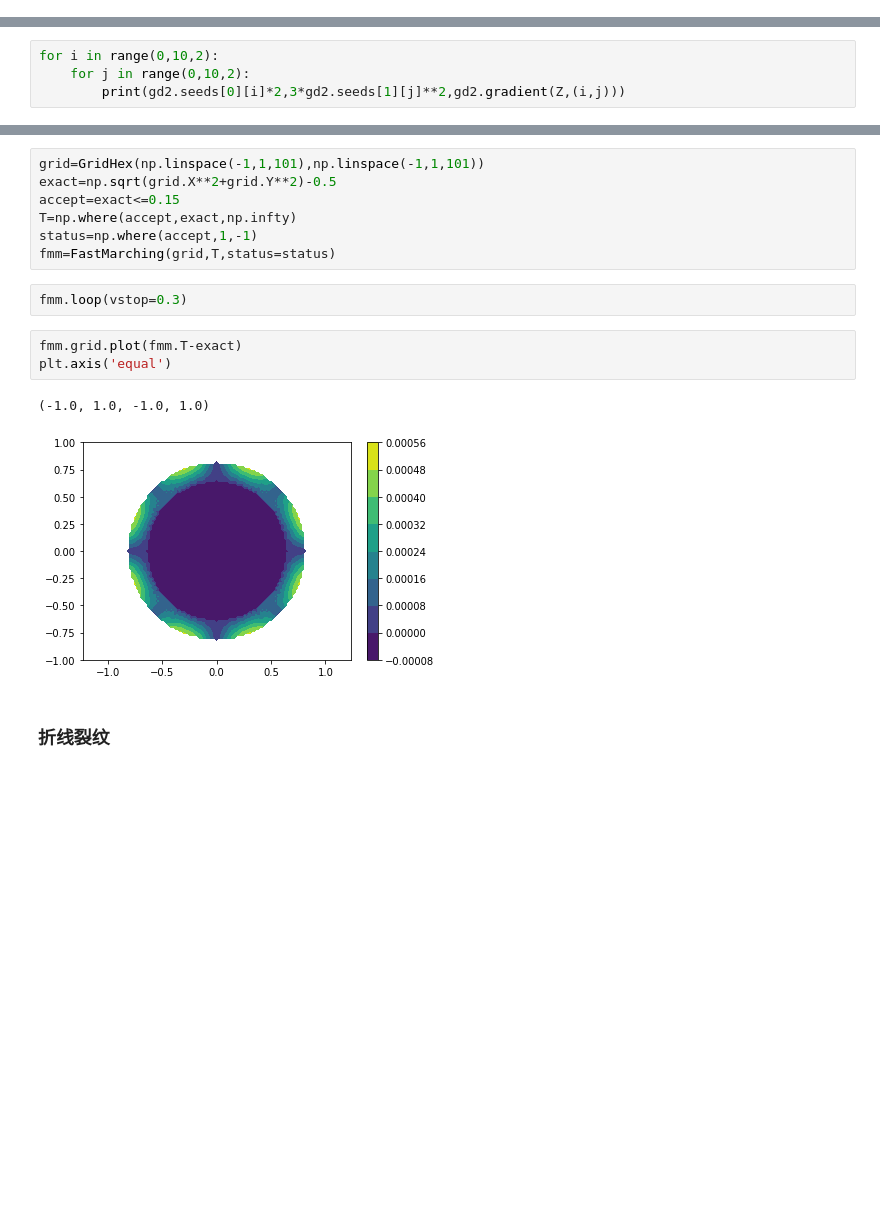
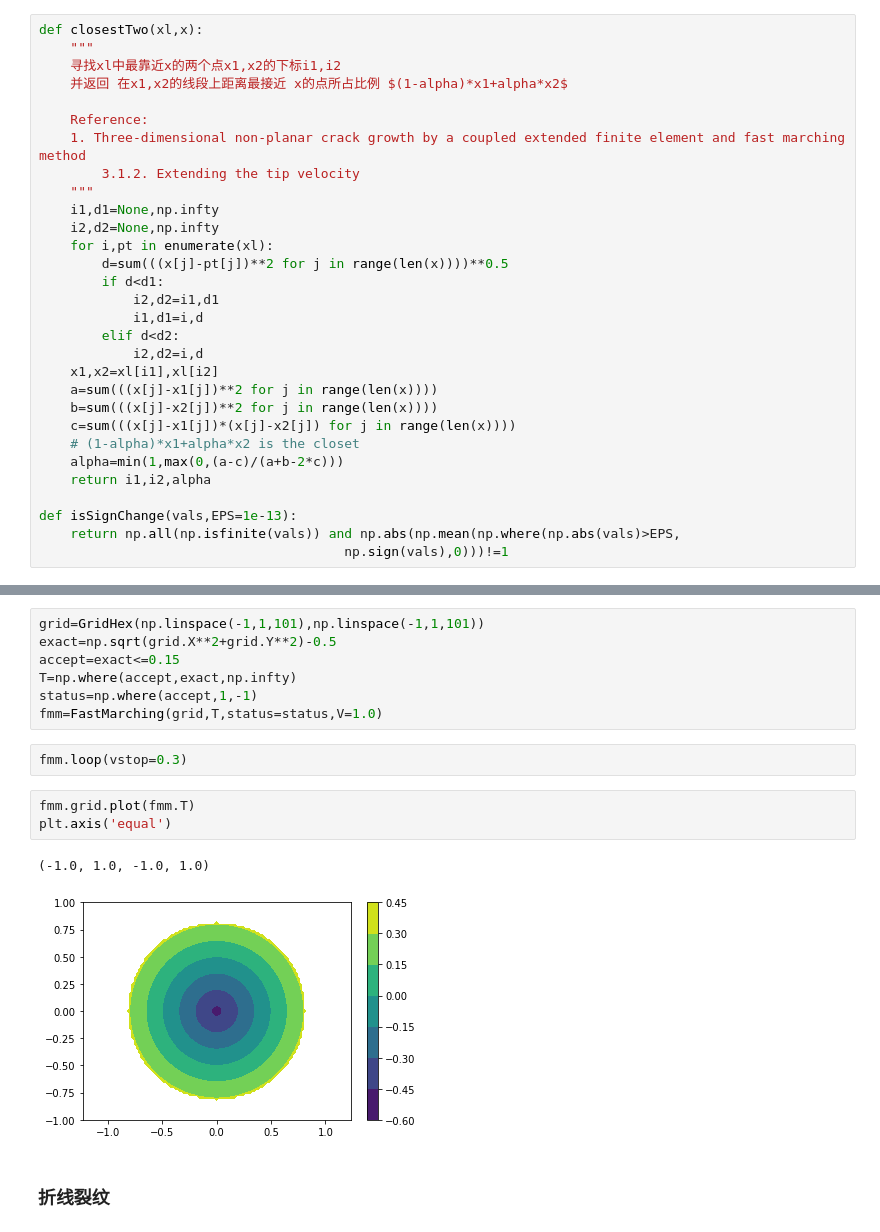
Before and after one commit to racg4869/XFEM, a Jupyter notebook: FastMarchingMethod.ipynb, the cells around one changed output, grey strips where cells are left out. Cells and saved outputs as stored; diff of their text form; blank space fills up the shorter version.

```diff
--- a/FastMarchingMethod.ipynb
+++ b/FastMarchingMethod.ipynb
@@ -11,0 +55,30 @@ smx,smy,smz=sym.symbols('x y z')
+# %%
+def closestTwo(xl,x):
+    """
+    寻找xl中最靠近x的两个点x1,x2的下标i1,i2
+    并返回 在x1,x2的线段上距离最接近 x的点所占比例 $(1-alpha)*x1+alpha*x2$
+
+    Reference:
+    1. Three‐dimensional non‐planar crack growth by a coupled extended finite element and fast marching method
+        3.1.2. Extending the tip velocity
+    """
+    i1,d1=None,np.infty
+    i2,d2=None,np.infty
+    for i,pt in enumerate(xl):
+        d=sum(((x[j]-pt[j])**2 for j in range(len(x))))**0.5
+        if d<d1:
+            i2,d2=i1,d1
+            i1,d1=i,d
+        elif d<d2:
+            i2,d2=i,d
+    x1,x2=xl[i1],xl[i2]
+    a=sum(((x[j]-x1[j])**2 for j in range(len(x))))
+    b=sum(((x[j]-x2[j])**2 for j in range(len(x))))
+    c=sum(((x[j]-x1[j])*(x[j]-x2[j]) for j in range(len(x))))
+    # (1-alpha)*x1+alpha*x2 is the closet
+    alpha=min(1,max(0,(a-c)/(a+b-2*c)))
+    return i1,i2,alpha
+
+def isSignChange(vals,EPS=1e-13):
+    return np.all(np.isfinite(vals)) and np.abs(np.mean(np.where(np.abs(vals)>EPS,
+                                       np.sign(vals),0)))!=1
@@ -743,4 +682,0 @@ Z=gd2.X**2+gd2.Y**3
-# %%
-for i in range(0,10,2):
-    for j in range(0,10,2):
-        print(gd2.seeds[0][i]*2,3*gd2.seeds[1][j]**2,gd2.gradient(Z,(i,j)))
@@ -1490,15 +1450,15 @@ exact=np.sqrt(grid.X**2+grid.Y**2)-0.5
 accept=exact<=0.15
 T=np.where(accept,exact,np.infty)
 status=np.where(accept,1,-1)
-fmm=FastMarching(grid,T,status=status)
+fmm=FastMarching(grid,T,status=status,V=1.0)
 # %%
 fmm.loop(vstop=0.3)
 # %%
-fmm.grid.plot(fmm.T-exact)
+fmm.grid.plot(fmm.T)
 plt.axis('equal')
 # %% [output]
 (-1.0, 1.0, -1.0, 1.0)
-[figure, old version]
+[figure, new version]
 # %% [markdown]
 ### 折线裂纹
 # %%
```
Also changed, not shown: parts of 83 cells of this notebook, 9 other files.
